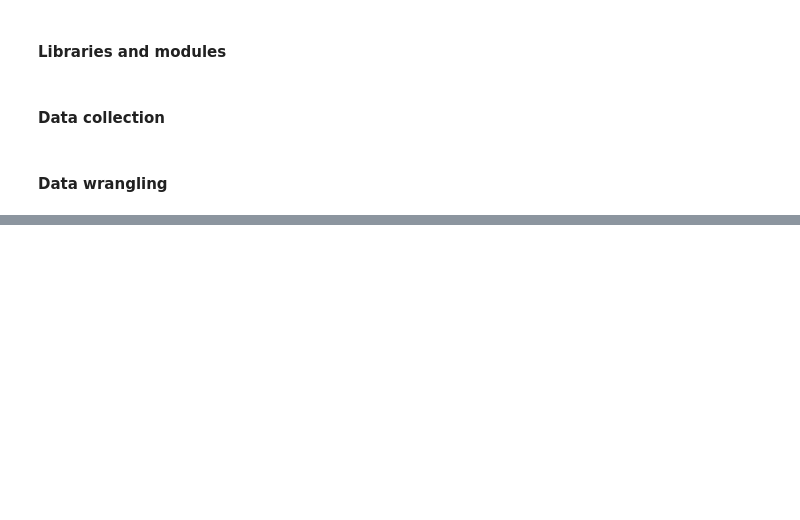
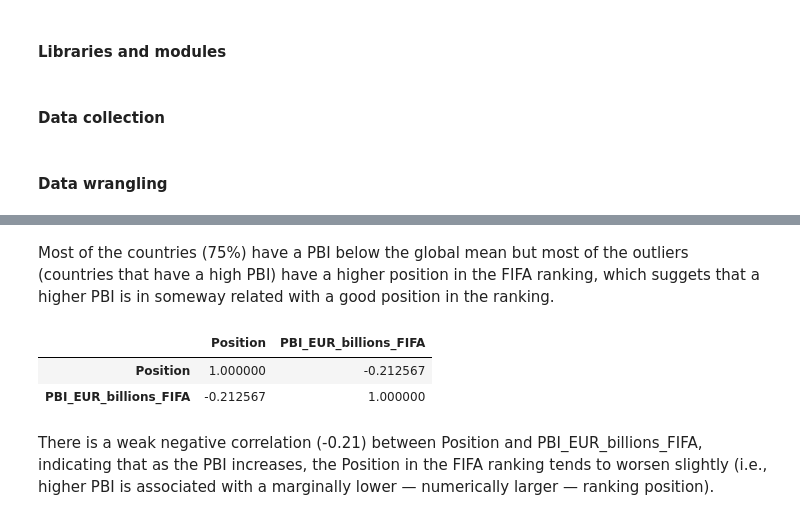
Before and after one commit to gcastellano3/data_wrangling_retrieval_project, a Jupyter notebook: fifa_vs_pib.ipynb, the cells around one changed output, grey strips where cells are left out. Drawn from its saved outputs; the diff is of its cells as text; code cells hidden in the pictures; blank space fills up the shorter version.

```diff
--- a/fifa_vs_pib.ipynb
+++ b/fifa_vs_pib.ipynb
@@ -36,0 +93,13 @@ df.head()
+# %% [markdown]
+Most of the countries (75%) have a PBI below the global mean but most of the outliers (countries that have a high PBI) have a higher position in the FIFA ranking, which suggets that a higher PBI is in someway related with a good position in the ranking.
+# %%
+# Correlation matrix between Position and PBI_EUR_billions_FIFA
+df_subset = df[['Position', 'PBI_EUR_billions_FIFA']]
+corr_matrix = df_subset.corr()
+corr_matrix
+# %% [output]
+|  | Position | PBI_EUR_billions_FIFA |
+| Position | 1.000000 | -0.212567 |
+| PBI_EUR_billions_FIFA | -0.212567 | 1.000000 |
+# %% [markdown]
+There is a weak negative correlation (-0.21) between Position and PBI_EUR_billions_FIFA, indicating that as the PBI increases, the Position in the FIFA ranking tends to worsen slightly (i.e., higher PBI is associated with a marginally lower — numerically larger — ranking position).
```
Also changed, not shown: parts of 13 cells of this notebook, 1 other file.
